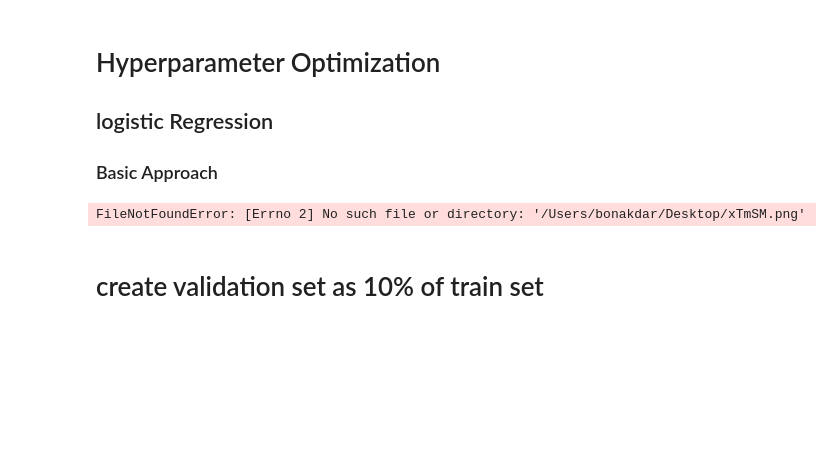
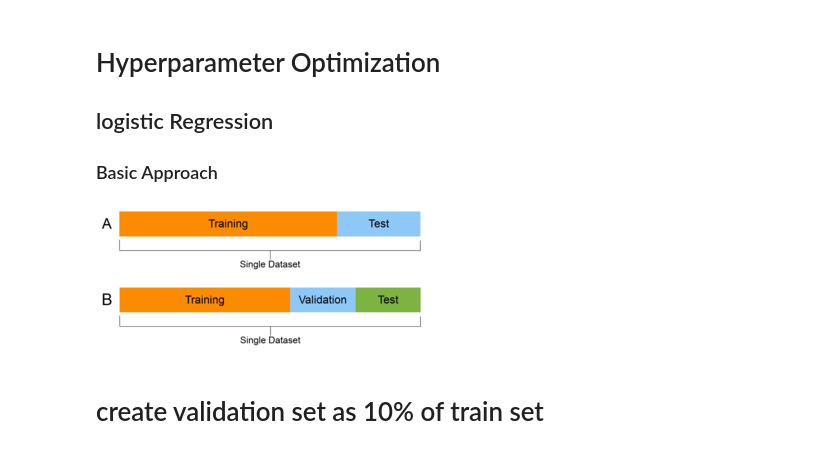
Before and after one commit to MichiganDataScienceTeam/W26-MDST-Project_Heart-Failure-Survival-Analysis, a Jupyter notebook: Week5.ipynb, the cells around one changed output. Drawn from its saved outputs; the diff is of its cells as text; code cells hidden in the pictures; blank space fills up the shorter version.

Commit message:
Week5 updated by including an image

```diff
--- a/Week5.ipynb
+++ b/Week5.ipynb
@@ -76,9 +76,10 @@ X_test = scaler.transform(X_test)
 ### Basic Approach
 # %%
 from IPython.display import Image
-Image(filename='/Users/bonakdar/Desktop/xTmSM.png')
+#Image(filename='/Users/bonakdar/Desktop/xTmSM.png')
+Image(filename='./Images/xTmSM.png')
 # %% [output]
-FileNotFoundError: [Errno 2] No such file or directory: '/Users/bonakdar/Desktop/xTmSM.png'
+[figure, added]
 # %% [markdown]
 # create validation set as 10% of train set
 # %% [markdown]
```
Also changed, not shown: 1 other file.
